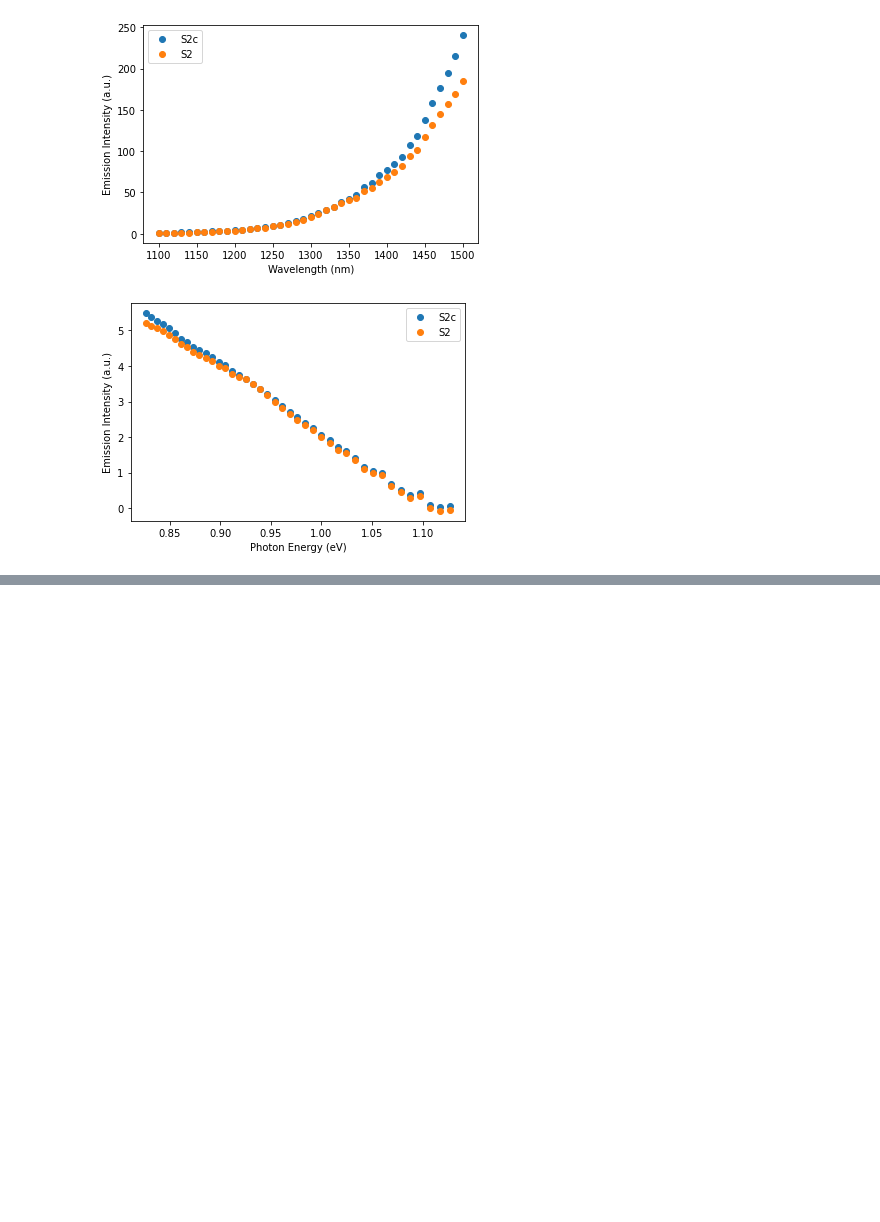
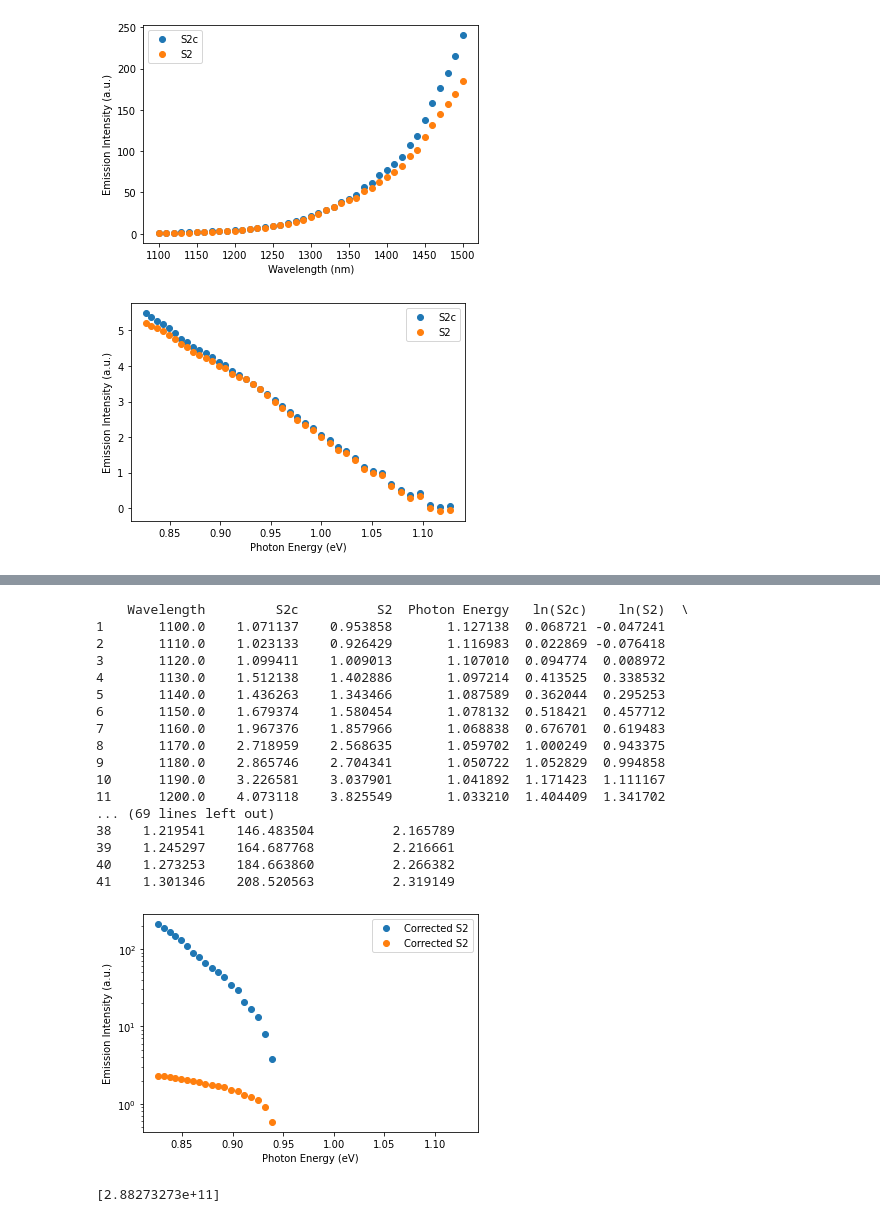
Before and after one commit to teoyi/PROJECT-Automate-Research-Process, a Jupyter notebook: test.ipynb, the cells around one changed output, grey strips where cells are left out. Cells and saved outputs as stored; diff of their text form; code cells hidden in the pictures; blank space fills up the shorter version.

```diff
--- a/test.ipynb
+++ b/test.ipynb
@@ -116,0 +117,35 @@ plt.show()
+# %%
+# Applying 3rd correction, multiplier, to determine the corrected S2 values
+new_df['Multiplier'] = new_df['S2c']/new_df['S2']
+#print(new_df)
+new_df['Corrected S2'] = (new_df['S2'] - dc_offset)*new_df['Multiplier']
+new_df['ln(Corrected S2)'] = np.log(new_df['Corrected S2'])
+print(new_df)
+
+plt.plot(new_df['Photon Energy'], new_df['Corrected S2'],'o', label='Corrected S2')
+plt.plot(new_df['Photon Energy'], new_df['ln(Corrected S2)'],'o', label='Corrected S2')
+plt.yscale('log')
+plt.ylabel('Emission Intensity (a.u.)')
+plt.xlabel('Photon Energy (eV)')
+plt.legend()
+plt.savefig('correctedsmilog.png')
+plt.show()
+# %% [output]
+    Wavelength         S2c          S2  Photon Energy   ln(S2c)    ln(S2)  \
+1       1100.0    1.071137    0.953858       1.127138  0.068721 -0.047241
+2       1110.0    1.023133    0.926429       1.116983  0.022869 -0.076418
+3       1120.0    1.099411    1.009013       1.107010  0.094774  0.008972
+4       1130.0    1.512138    1.402886       1.097214  0.413525  0.338532
+5       1140.0    1.436263    1.343466       1.087589  0.362044  0.295253
+6       1150.0    1.679374    1.580454       1.078132  0.518421  0.457712
+7       1160.0    1.967376    1.857966       1.068838  0.676701  0.619483
+8       1170.0    2.718959    2.568635       1.059702  1.000249  0.943375
+9       1180.0    2.865746    2.704341       1.050722  1.052829  0.994858
+10      1190.0    3.226581    3.037901       1.041892  1.171423  1.111167
+11      1200.0    4.073118    3.825549       1.033210  1.404409  1.341702
+... (69 lines left out)
+38    1.219541    146.483504          2.165789
+39    1.245297    164.687768          2.216661
+40    1.273253    184.663860          2.266382
+41    1.301346    208.520563          2.319149
+[figure, added]
@@ -116,0 +161,4 @@ plt.show()
+# %%
+print(popt1)
+# %% [output]
+[2.88273273e+11]
```
Also changed, not shown: parts of 4 cells of this notebook, 2 other files.
